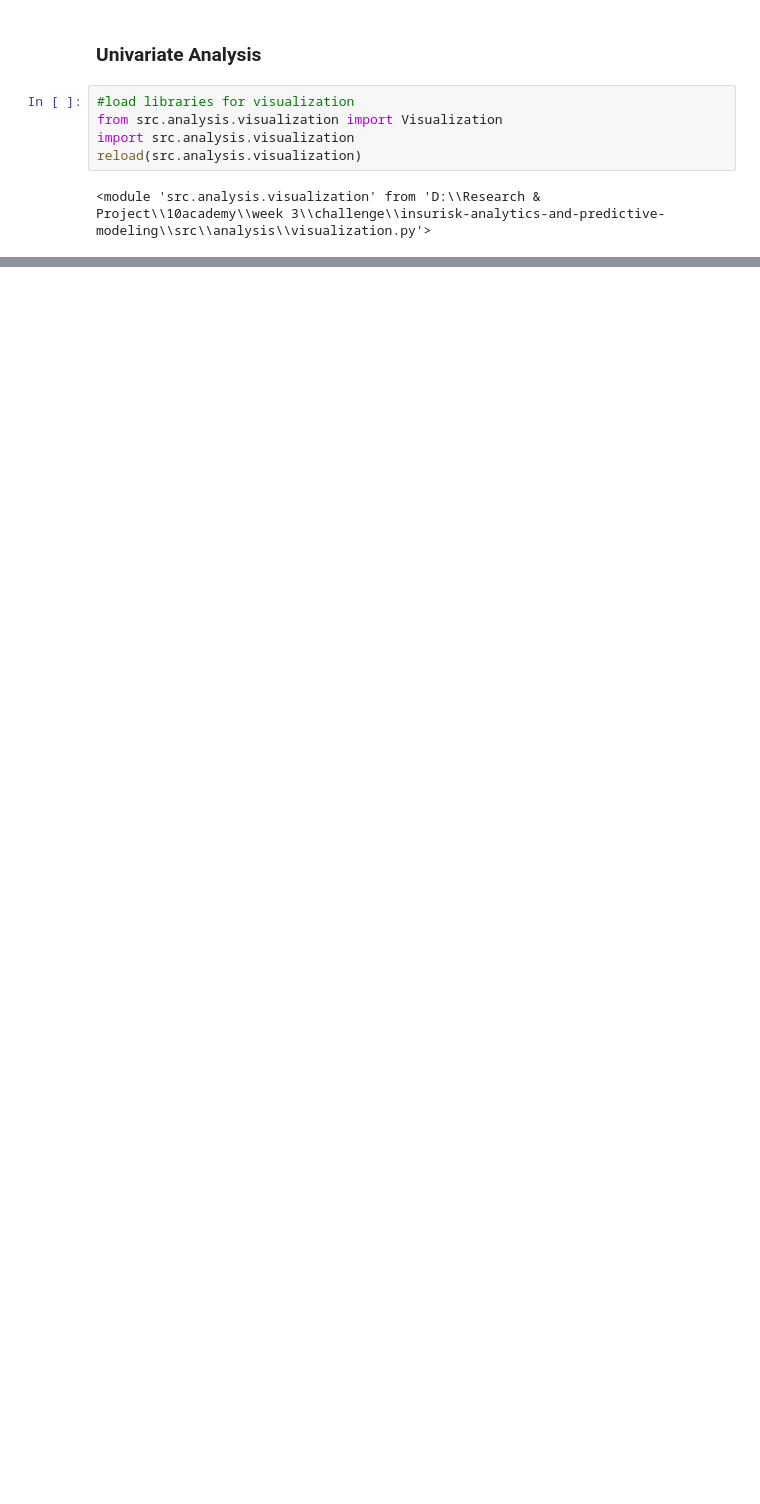
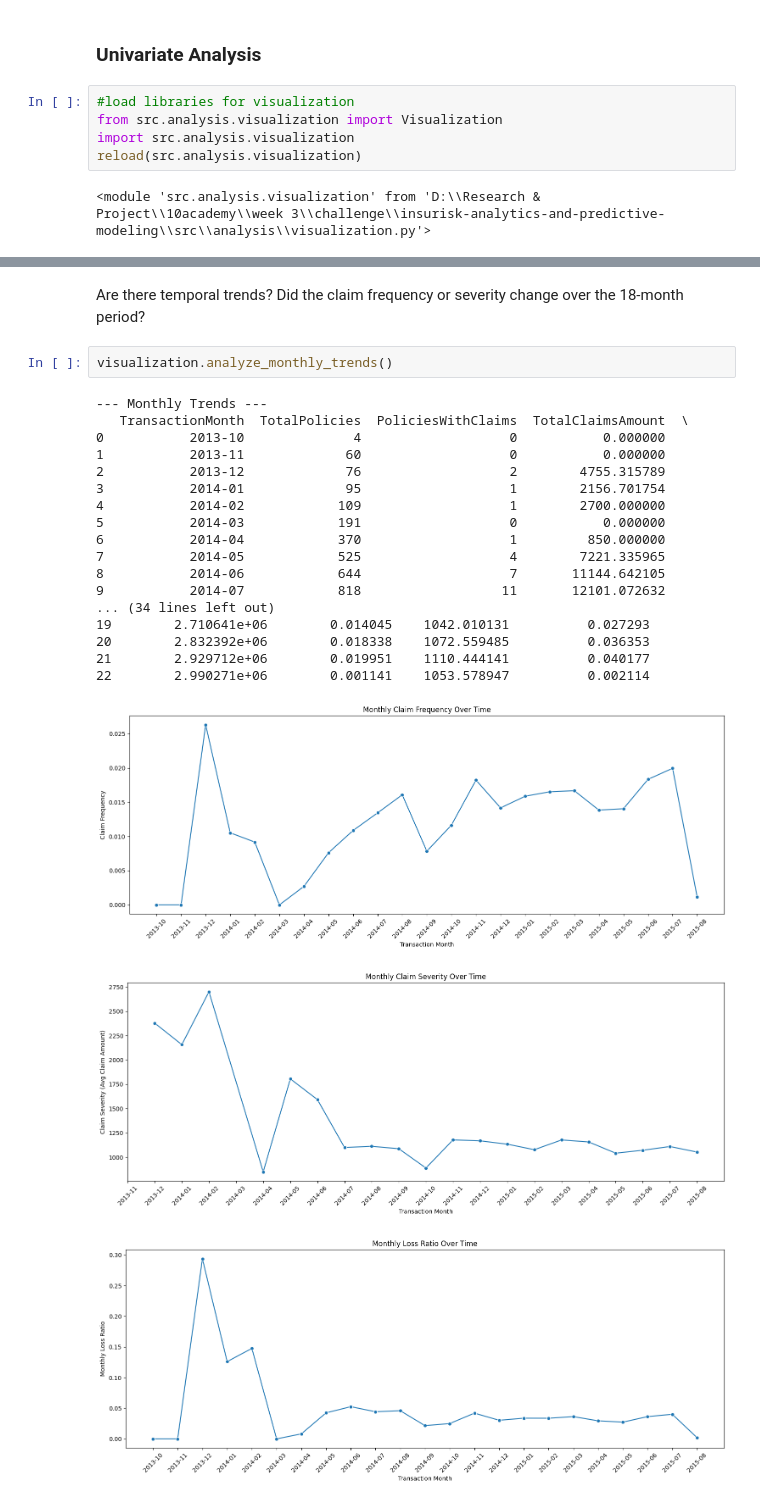
Before and after one commit to chalasimon/insurisk-analytics-and-predictive-modeling, a Jupyter notebook: notebooks/eda.ipynb, the cells around one changed output, grey strips where cells are left out. Drawn from its saved outputs; the diff is of its cells as text; blank space fills up the shorter version.

```diff
--- a/notebooks/eda.ipynb
+++ b/notebooks/eda.ipynb
@@ -254,0 +343,25 @@ Passing `palette` without assigning `hue` is deprecated and will be removed in v
+# %% [markdown]
+Are there temporal trends? Did the claim frequency or severity change over the 18-month period?
+# %%
+visualization.analyze_monthly_trends()
+# %% [output]
+--- Monthly Trends ---
+   TransactionMonth  TotalPolicies  PoliciesWithClaims  TotalClaimsAmount  \
+0           2013-10              4                   0           0.000000
+1           2013-11             60                   0           0.000000
+2           2013-12             76                   2        4755.315789
+3           2014-01             95                   1        2156.701754
+4           2014-02            109                   1        2700.000000
+5           2014-03            191                   0           0.000000
+6           2014-04            370                   1         850.000000
+7           2014-05            525                   4        7221.335965
+8           2014-06            644                   7       11144.642105
+9           2014-07            818                  11       12101.072632
+... (34 lines left out)
+19        2.710641e+06        0.014045    1042.010131          0.027293
+20        2.832392e+06        0.018338    1072.559485          0.036353
+21        2.929712e+06        0.019951    1110.444141          0.040177
+22        2.990271e+06        0.001141    1053.578947          0.002114
+[figure, added]
+[figure, added]
+[figure, added]
```
Also changed, not shown: parts of 11 cells of this notebook, 2 other files.
